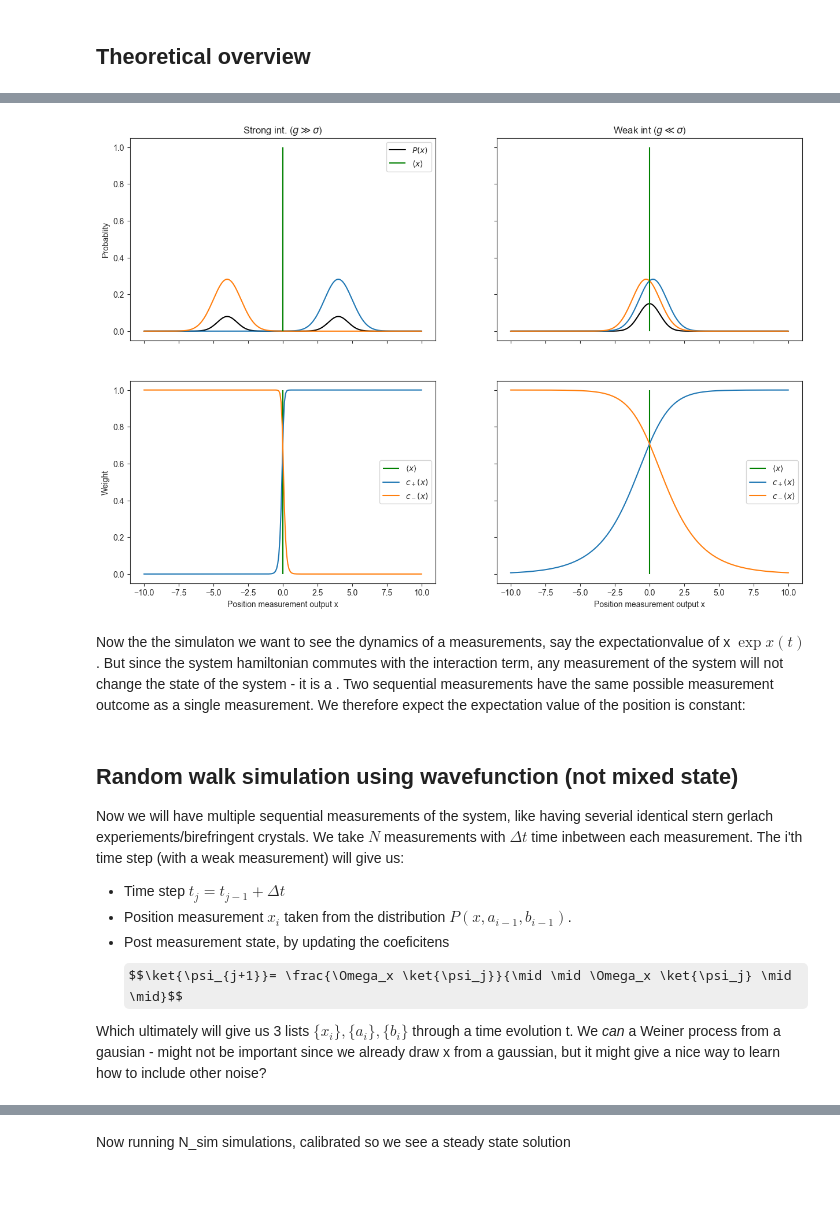
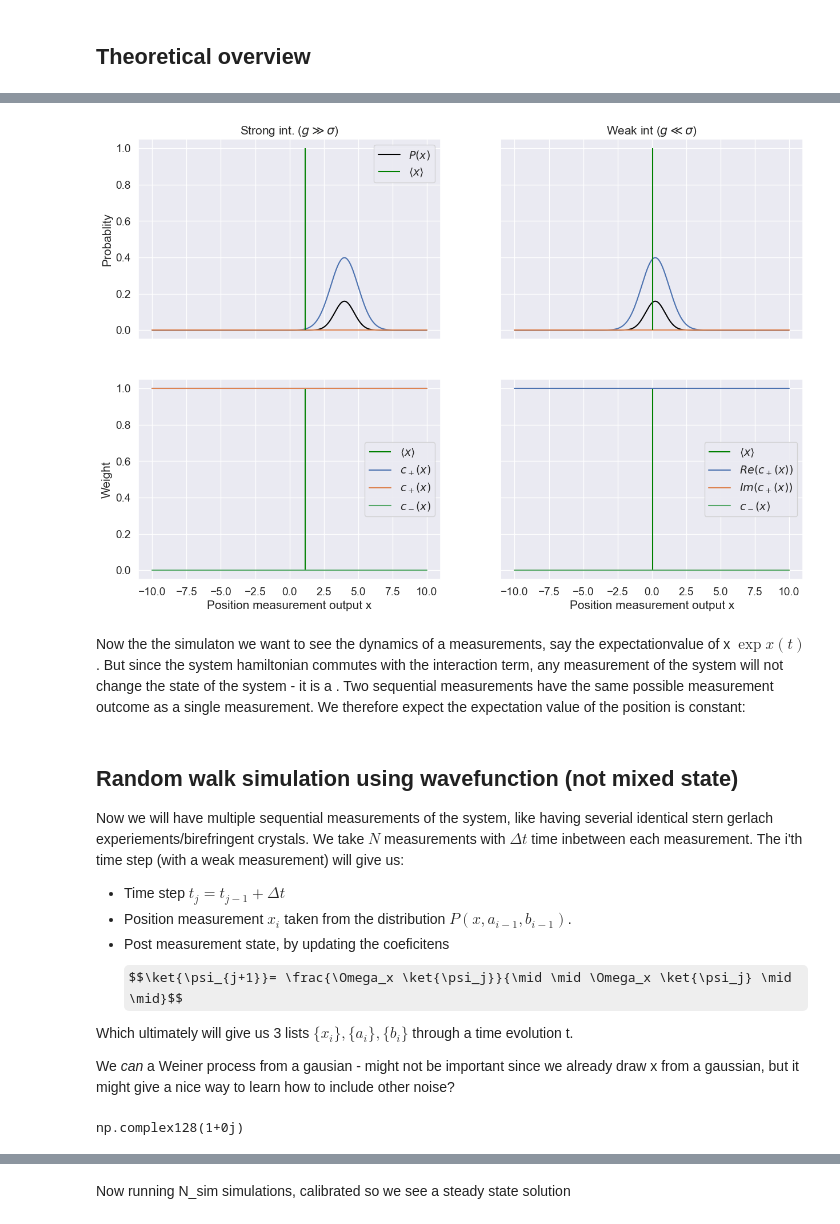
Before and after one commit to AlexInselmann/quantum-sensing, a Jupyter notebook: von Neumann.ipynb, the cells around one changed output, grey strips where cells are left out. Saved outputs shown, nothing was run; the diff lists cells and outputs as text; code cells hidden in the pictures; some formulas as TeX source; blank space fills up the shorter version.

```diff
--- a/von Neumann.ipynb
+++ b/von Neumann.ipynb
@@ -82,7 +69,7 @@ $$\ket{\tilde{\psi}}_S=\mathrm{e}^{-iH_st}(a_0\ket{+}+b_0\ket{-})$$
 # %%
 #Initial parameters for system and meter
-a0 = 1/(np.sqrt(2)) #system initial coefficient plus polarized
-b0 = np.sqrt(1-a0**2)#1/(np.sqrt(2)) #system initial coefficient mins polarized
+a0 = 1#1/(np.sqrt(2))+0j #system initial coefficient plus polarized
+b0 = np.sqrt(1-abs(a0)**2)#1/(np.sqrt(2)) #system initial coefficient mins polarized
 sigma = 1 #standard deviation of meter's initial wave function
 
 X_span = np.linspace(-10,10,250)
@@ -90,9 +77,12 @@ X_span = np.linspace(-10,10,250)
 gstrong = sigma*4 #much bigger than deviation of position
 gweak = sigma/4 #much bigger than deviation of position
 
+
+
 exp_x_strong = integrate.quad(lambda x: x*p(x,gstrong,a0,b0), -10, 10)[0]
 exp_x_weak = integrate.quad(lambda x: x*p(x,gweak,a0,b0), -10, 10)[0]
 
+
 #print(f"normalization: {exp_x_weak}, {exp_x_strong}")
 # %%
 fig,ax = plt.subplots(2,2,sharex=True,sharey=True,figsize=(15,10))
@@ -103,39 +93,40 @@ ax[0,0].set_title(f'Strong int. ($g\gg\sigma$)')
 ax[0,0].plot(X_span,p(X_span,gstrong,a0,b0),color='Black',label=f'$P(x)$')
 ax[0,0].plot(X_span,a0*phi(X_span-gstrong))
 ax[0,0].plot(X_span,b0*phi(X_span+gstrong))
 ax[0,0].vlines(exp_x_strong,0,1,label=r'$\langle x \rangle$',color='green')
 ax[1,0].vlines(exp_x_strong,0,1,label=r'$\langle x \rangle$',color='green')
 
 ax[1,0].plot(X_span,cplus_VN(X_span,gstrong,a0,b0),label = f'$c_+(x)$')
+ax[1,0].plot(X_span,cplus_VN(X_span,gstrong,a0,b0),label = f'$c_+(x)$')
 ax[1,0].plot(X_span,cminus_VN(X_span,gstrong,a0,b0),label = f'$c_-(x)$')
 
 ax[1,0].set_xlabel('Position measurement output x')
 
 ax[0,0].legend()
 ax[1,0].legend()
 
-
-
 ax[0,1].set_title(f'Weak int ($g\ll\sigma$)')
 ax[0,1].plot(X_span,p(X_span,gweak,a0,b0),color='Black')
-ax[0,1].plot(X_span,a0*phi(X_span-gweak))
-ax[0,1].plot(X_span,b0*phi(X_span+gweak))
+ax[0,1].plot(X_span,a0.real*phi(X_span-gweak))
+ax[0,1].plot(X_span,a0.imag*phi(X_span-gweak),color='pink')
+ax[0,1].plot(X_span,b0.real*phi(X_span+gweak))
 
 ax[0,1].vlines(exp_x_weak,0,1,label=r'$\langle x \rangle$',color='green')
 ax[1,1].vlines(exp_x_weak,0,1,label=r'$\langle x \rangle$',color='green')
 
-ax[1,1].plot(X_span,cplus_VN(X_span,gweak,a0,b0),label = f'$c_+(x)$')
+ax[1,1].plot(X_span,cplus_VN(X_span,gweak,a0,b0),label = f'$Re(c_+(x))$')
+ax[1,1].plot(X_span,cplus_VN(X_span,gweak,a0,b0).imag,label = f'$Im(c_+(x))$')
 ax[1,1].plot(X_span,cminus_VN(X_span,gweak,a0,b0),label = f'$c_-(x)$')
 
 ax[0,0].set_ylabel('Probablity')
 ax[1,0].set_ylabel('Weight')
 ax[1,1].set_xlabel('Position measurement output x')
 
 
 ax[1,1].legend()
 plt.show()
 # %% [output]
-[figure, old version]
+[figure, new version]
 # %% [markdown]
 Now the the simulaton we want to see the dynamics of a measurements, say the expectationvalue of x $\exp{x(t)}$. But since the system hamiltonian commutes with the interaction term, any measurement of the system will not change the state of the system - it is a . Two sequential measurements have the same possible measurement outcome as a single measurement. We therefore expect the expectation value of the position is constant:
 # %%
@@ -149,6 +140,12 @@ Now we will have multiple sequential measurements of the system, like having sev
 * Position measurement $x_i$ taken from the distribution $P(x,a_{i-1},b_{i-1})$.
 * Post measurement state, by updating the coeficitens $$\ket{\psi_{j+1}}= \frac{\Omega_x \ket{\psi_j}}{\mid \mid \Omega_x \ket{\psi_j} \mid \mid}$$
 
-Which ultimately will give us 3 lists $\{x_i\}, \{a_i\}, \{b_i\}$ through a time evolution t.  We *can* a Weiner process from a gausian - might not be important since we already draw x from a gaussian, but it might give a nice way to learn how to include other noise?
+Which ultimately will give us 3 lists $\{x_i\}, \{a_i\}, \{b_i\}$ through a time evolution t.
+
+
+
+
+
+We *can* a Weiner process from a gausian - might not be important since we already draw x from a gaussian, but it might give a nice way to learn how to include other noise?
 # %%
 N = 150 #Number of measurements per simulation
@@ -156,0 +159,11 @@ t_span = np.linspace(0,delta_t*N,N+1)
+# %%
+def U_z(epsilon=epsilon, delta_t=delta_t):
+    return np.array([[np.exp(-1j*epsilon*delta_t),0],[0,np.exp(1j*epsilon*delta_t)]])
+
+def U_x(epsilon=epsilon, delta_t=delta_t):
+    return np.array([[np.cos(epsilon*delta_t),-1j*np.sin(epsilon*delta_t)],
+                     [-1j*np.sin(epsilon*delta_t),np.cos(epsilon*delta_t)]])
+
+#We could also include dynamics that depends on t = delta_t*n where n<= N.
+# %% [output]
+np.complex128(1+0j)
```
Also changed, not shown: parts of 22 cells of this notebook, 1 other file.
